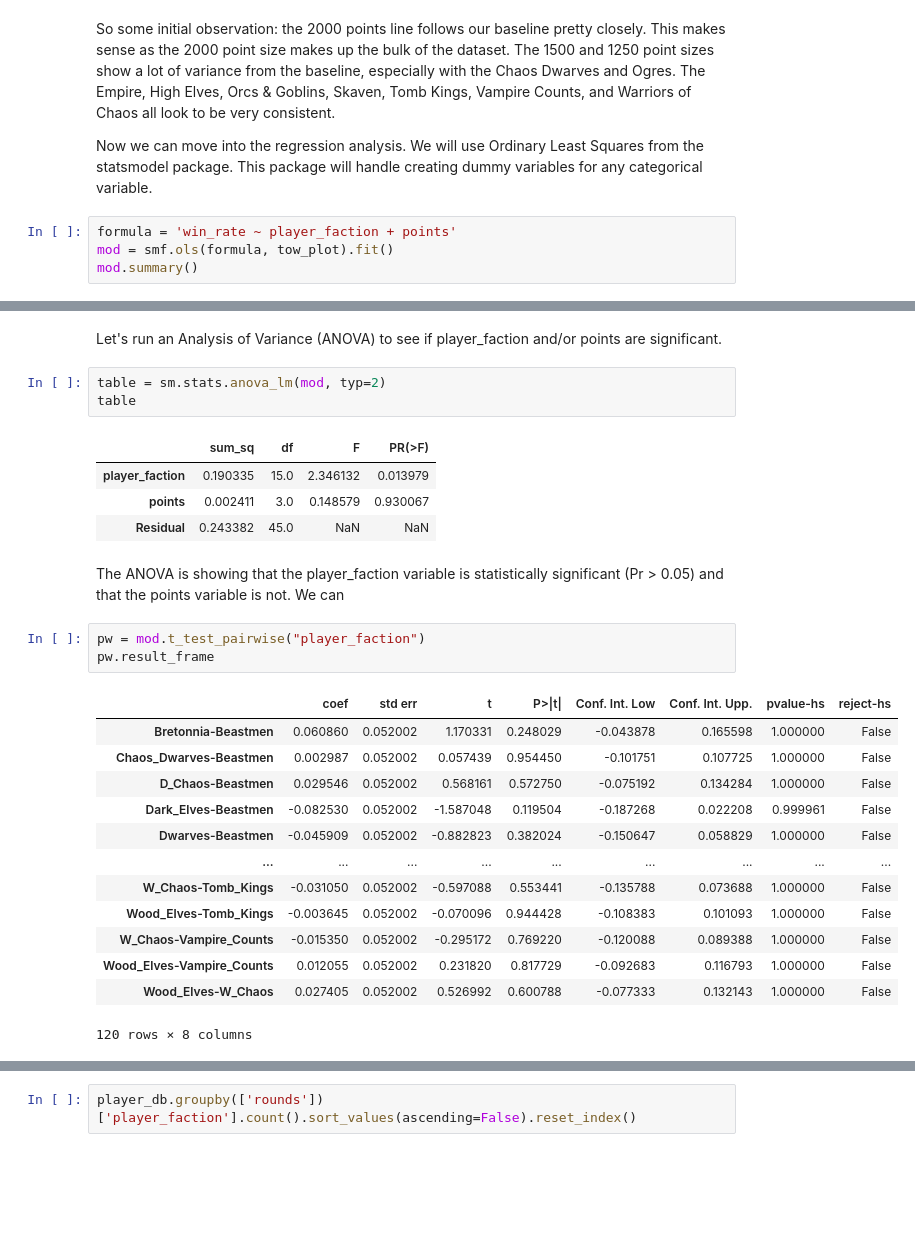
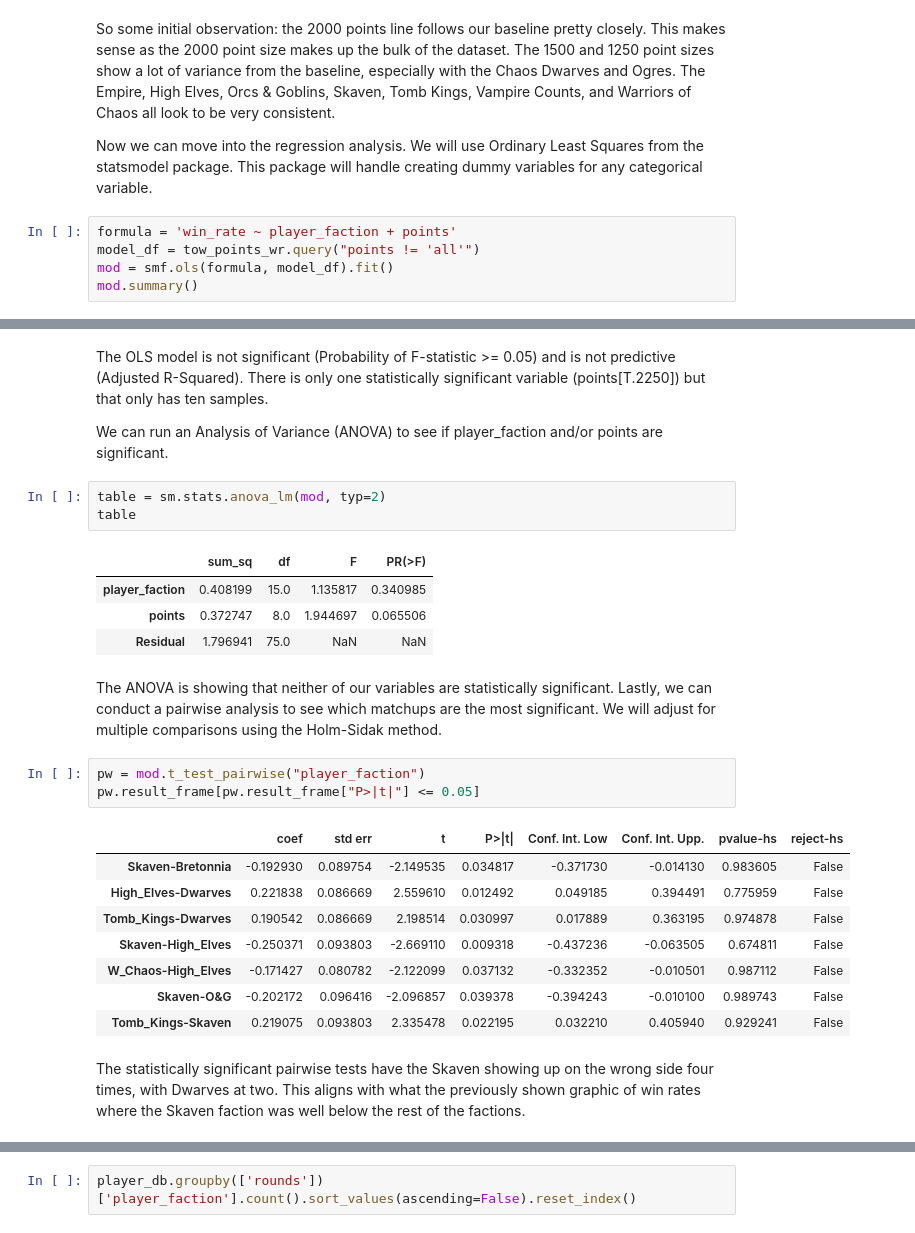
Before and after one commit to jacoblundeen/tow_analysis, a Jupyter notebook: tow_analysis.ipynb, the cells around one changed output, grey strips where cells are left out. Saved outputs shown, nothing was run; the diff lists cells and outputs as text; blank space fills up the shorter version.

```diff
--- a/tow_analysis.ipynb
+++ b/tow_analysis.ipynb
@@ -167,7 +184,8 @@ So some initial observation: the 2000 points line follows our baseline pretty cl
 Now we can move into the regression analysis. We will use Ordinary Least Squares from the statsmodel package. This package will handle creating dummy variables for any categorical variable.
 # %%
 formula = 'win_rate ~ player_faction + points'
-mod = smf.ols(formula, tow_plot).fit()
+model_df = tow_points_wr.query("points != 'all'")
+mod = smf.ols(formula, model_df).fit()
 mod.summary()
 # %% [output]
 OLS Regression Results
@@ -203,34 +221,32 @@ OLS Regression Results
 Notes:
 [1] Standard Errors assume that the covariance matrix of the errors is correctly specified.
 # %% [markdown]
+The OLS model is not significant (Probability of F-statistic >= 0.05) and is not predictive (Adjusted R-Squared). There is only one statistically significant variable (points[T.2250]) but that only has ten samples.
 
-Let's run an Analysis of Variance (ANOVA) to see if player_faction and/or points are significant.
+We can run an Analysis of Variance (ANOVA) to see if player_faction and/or points are significant.
 # %%
 table = sm.stats.anova_lm(mod, typ=2)
 table
 # %% [output]
 |  | sum_sq | df | F | PR(>F) |
-| player_faction | 0.190335 | 15.0 | 2.346132 | 0.013979 |
-| points | 0.002411 | 3.0 | 0.148579 | 0.930067 |
-| Residual | 0.243382 | 45.0 | NaN | NaN |
+| player_faction | 0.408199 | 15.0 | 1.135817 | 0.340985 |
+| points | 0.372747 | 8.0 | 1.944697 | 0.065506 |
+| Residual | 1.796941 | 75.0 | NaN | NaN |
 # %% [markdown]
-The ANOVA is showing that the player_faction variable is statistically significant (Pr > 0.05) and that the points variable is not. We can
+The ANOVA is showing that neither of our variables are statistically significant. Lastly, we can conduct a pairwise analysis to see which matchups are the most significant. We will adjust for multiple comparisons using the Holm-Sidak method.
 # %%
 pw = mod.t_test_pairwise("player_faction")
-pw.result_frame
+pw.result_frame[pw.result_frame["P>|t|"] <= 0.05]
 # %% [output]
 |  | coef | std err | t | P>|t| | Conf. Int. Low | Conf. Int. Upp. | pvalue-hs | reject-hs |
-| Bretonnia-Beastmen | 0.060860 | 0.052002 | 1.170331 | 0.248029 | -0.043878 | 0.165598 | 1.000000 | False |
-| Chaos_Dwarves-Beastmen | 0.002987 | 0.052002 | 0.057439 | 0.954450 | -0.101751 | 0.107725 | 1.000000 | False |
-| D_Chaos-Beastmen | 0.029546 | 0.052002 | 0.568161 | 0.572750 | -0.075192 | 0.134284 | 1.000000 | False |
-| Dark_Elves-Beastmen | -0.082530 | 0.052002 | -1.587048 | 0.119504 | -0.187268 | 0.022208 | 0.999961 | False |
-| Dwarves-Beastmen | -0.045909 | 0.052002 | -0.882823 | 0.382024 | -0.150647 | 0.058829 | 1.000000 | False |
-| ... | ... | ... | ... | ... | ... | ... | ... | ... |
-| W_Chaos-Tomb_Kings | -0.031050 | 0.052002 | -0.597088 | 0.553441 | -0.135788 | 0.073688 | 1.000000 | False |
-| Wood_Elves-Tomb_Kings | -0.003645 | 0.052002 | -0.070096 | 0.944428 | -0.108383 | 0.101093 | 1.000000 | False |
-| W_Chaos-Vampire_Counts | -0.015350 | 0.052002 | -0.295172 | 0.769220 | -0.120088 | 0.089388 | 1.000000 | False |
-| Wood_Elves-Vampire_Counts | 0.012055 | 0.052002 | 0.231820 | 0.817729 | -0.092683 | 0.116793 | 1.000000 | False |
-| Wood_Elves-W_Chaos | 0.027405 | 0.052002 | 0.526992 | 0.600788 | -0.077333 | 0.132143 | 1.000000 | False |
+| Skaven-Bretonnia | -0.192930 | 0.089754 | -2.149535 | 0.034817 | -0.371730 | -0.014130 | 0.983605 | False |
+| High_Elves-Dwarves | 0.221838 | 0.086669 | 2.559610 | 0.012492 | 0.049185 | 0.394491 | 0.775959 | False |
+| Tomb_Kings-Dwarves | 0.190542 | 0.086669 | 2.198514 | 0.030997 | 0.017889 | 0.363195 | 0.974878 | False |
+| Skaven-High_Elves | -0.250371 | 0.093803 | -2.669110 | 0.009318 | -0.437236 | -0.063505 | 0.674811 | False |
+| W_Chaos-High_Elves | -0.171427 | 0.080782 | -2.122099 | 0.037132 | -0.332352 | -0.010501 | 0.987112 | False |
+| Skaven-O&G | -0.202172 | 0.096416 | -2.096857 | 0.039378 | -0.394243 | -0.010100 | 0.989743 | False |
+| Tomb_Kings-Skaven | 0.219075 | 0.093803 | 2.335478 | 0.022195 | 0.032210 | 0.405940 | 0.929241 | False |
-120 rows × 8 columns
+# %% [markdown]
+The statistically significant pairwise tests have the Skaven showing up on the wrong side four times, with Dwarves at two. This aligns with what the previously shown graphic of win rates where the Skaven faction was well below the rest of the factions.
 # %% [markdown]
 ### Win Rate by Rounds
```
Also changed, not shown: parts of 11 cells of this notebook.
